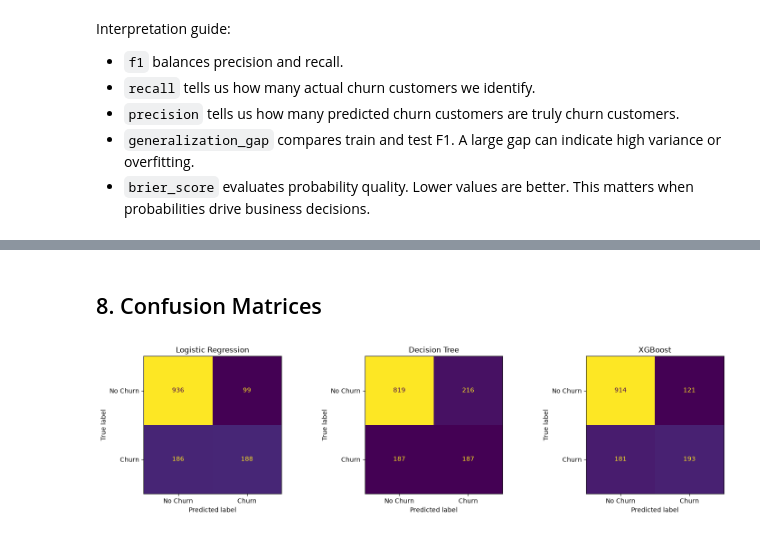
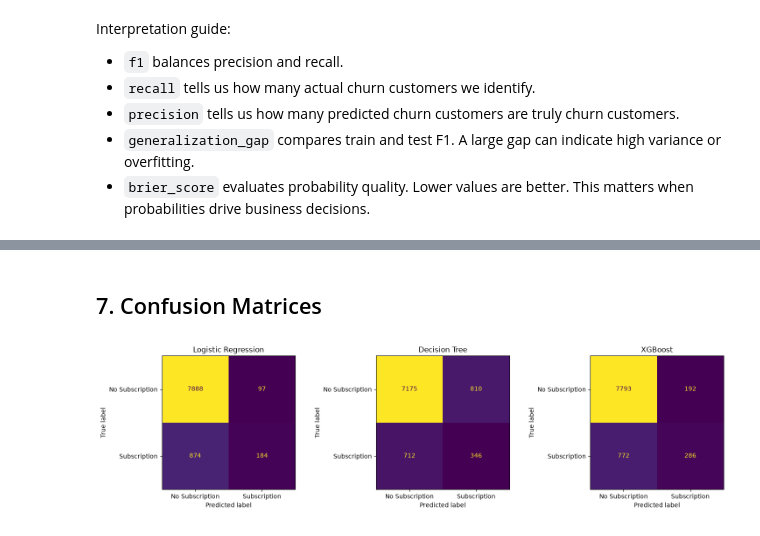
Before and after one commit to PatriciaDelgadoGorostiza/ads2-bank-marketing-project, a Jupyter notebook: notebooks/04_baseline_model_training.ipynb, the cells around one changed output, grey strips where cells are left out. Cells and saved outputs as stored; diff of their text form; code cells hidden in the pictures.

Commit message:
Complete notebook 04 baseline model training

```diff
--- a/notebooks/04_baseline_model_training.ipynb
+++ b/notebooks/04_baseline_model_training.ipynb
@@ -124,8 +95,8 @@ En resumen, sklearn es la librería principal para construir, entrenar y evaluar
 # %%
 X_train = pd.read_csv(PROCESSED_DIR / "X_train_processed.csv")
 X_test = pd.read_csv(PROCESSED_DIR / "X_test_processed.csv")
-y_train = pd.read_csv(PROCESSED_DIR / "y_train.csv")["ChurnBinary"]
-y_test = pd.read_csv(PROCESSED_DIR / "y_test.csv")["ChurnBinary"]
+y_train = pd.read_csv(PROCESSED_DIR / "y_train.csv")["y_binary"]
+y_test = pd.read_csv(PROCESSED_DIR / "y_test.csv")["y_binary"]
 feature_names = pd.read_csv(PROCESSED_DIR / "feature_names.csv")["feature_name"].tolist()
 test_metadata = pd.read_csv(PROCESSED_DIR / "test_metadata.csv")
 
@@ -374,8 +222,13 @@ La función también puede calcular un KPI de negocio opcional para estimar qué
 ## 4. Train Models from Simple to More Complex
 # %%
 models = {
-    "Logistic Regression": LogisticRegression(max_iter=1000, random_state=RANDOM_STATE),
-    "Decision Tree": DecisionTreeClassifier(random_state=RANDOM_STATE),
+    "Logistic Regression": LogisticRegression(
+        max_iter=1000,
+        random_state=RANDOM_STATE,
+    ),
+    "Decision Tree": DecisionTreeClassifier(
+        random_state=RANDOM_STATE,
+    ),
     "XGBoost": XGBClassifier(
         objective="binary:logistic",
         eval_metric="logloss",
@@ -388,6 +241,7 @@ results = {}
 
 for model_name, model in models.items():
     model.fit(X_train, y_train)
+
     results[model_name] = evaluate_model(
         model=model,
         model_name=model_name,
@@ -396,7 +250,6 @@ for model_name, model in models.items():
         X_test=X_test,
         y_test=y_test,
         threshold=0.5,
-        business_params=BUSINESS_PARAMS,
     )
 
 print("Finished training and evaluation.")
@@ -534,26 +311,28 @@ Saved artifacts:
 # %%
 MODEL_RESULTS_DIR.mkdir(parents=True, exist_ok=True)
 
-baseline_metrics_path = MODEL_RESULTS_DIR / "04_baseline_model_metrics.csv"
-baseline_business_path = MODEL_RESULTS_DIR / "04_baseline_business_kpis.csv"
-baseline_predictions_path = MODEL_RESULTS_DIR / "04_baseline_predictions.csv"
+baseline_metrics_path = (MODEL_RESULTS_DIR / "04_baseline_model_metrics.csv")
+baseline_predictions_path = (MODEL_RESULTS_DIR / "04_baseline_predictions.csv")
 
-metrics_df.to_csv(baseline_metrics_path, index=False)
-business_df.to_csv(baseline_business_path, index=False)
+# Save the model comparison table.
+metrics_df.to_csv(baseline_metrics_path,index=False,)
 
+# Save row-level predictions for each model.
 prediction_rows = []
+
 for model_name, result in results.items():
     model_predictions = test_metadata.copy()
-    model_predictions.insert(0, "model_name", model_name)
+    model_predictions.insert(0,"model_name",model_name,)
+
     model_predictions["y_true"] = y_test.to_numpy()
     model_predictions["y_pred"] = result["y_pred"]
-    model_predictions["churn_probability"] = result["y_score"]
+    model_predictions["subscription_probability"] = result["y_score"]
+
     prediction_rows.append(model_predictions)
 
-baseline_predictions_df = pd.concat(prediction_rows, ignore_index=True)
-baseline_predictions_df.to_csv(baseline_predictions_path, index=False)
+baseline_predictions_df = pd.concat(prediction_rows,ignore_index=True,)
+baseline_predictions_df.to_csv(baseline_predictions_path,index=False,)
 
 print(f"Saved metrics to: {baseline_metrics_path}")
-print(f"Saved business KPIs to: {baseline_business_path}")
 print(f"Saved predictions to: {baseline_predictions_path}")
 # %% [output]
@@ -575,17 +341,17 @@ Guardar estos resultados evita tener que volver a entrenar los modelos y facilit
 # %% [markdown]
-## 8. Confusion Matrices
+## 7. Confusion Matrices
 # %%
 fig, axes = plt.subplots(1, len(results), figsize=(15, 4))
 
 for ax, (model_name, result) in zip(axes, results.items()):
     ConfusionMatrixDisplay(
         confusion_matrix=result["confusion_matrix"],
-        display_labels=["No Churn", "Churn"],
+        display_labels=["No Subscription", "Subscription"]
     ).plot(ax=ax, colorbar=False)
     ax.set_title(model_name)
 
 plt.tight_layout()
 plt.show()
 # %% [output]
-[figure, old version]
+[figure, new version]
 # %% [markdown]
```
Also changed, not shown: parts of 41 cells of this notebook, 3 other files.
